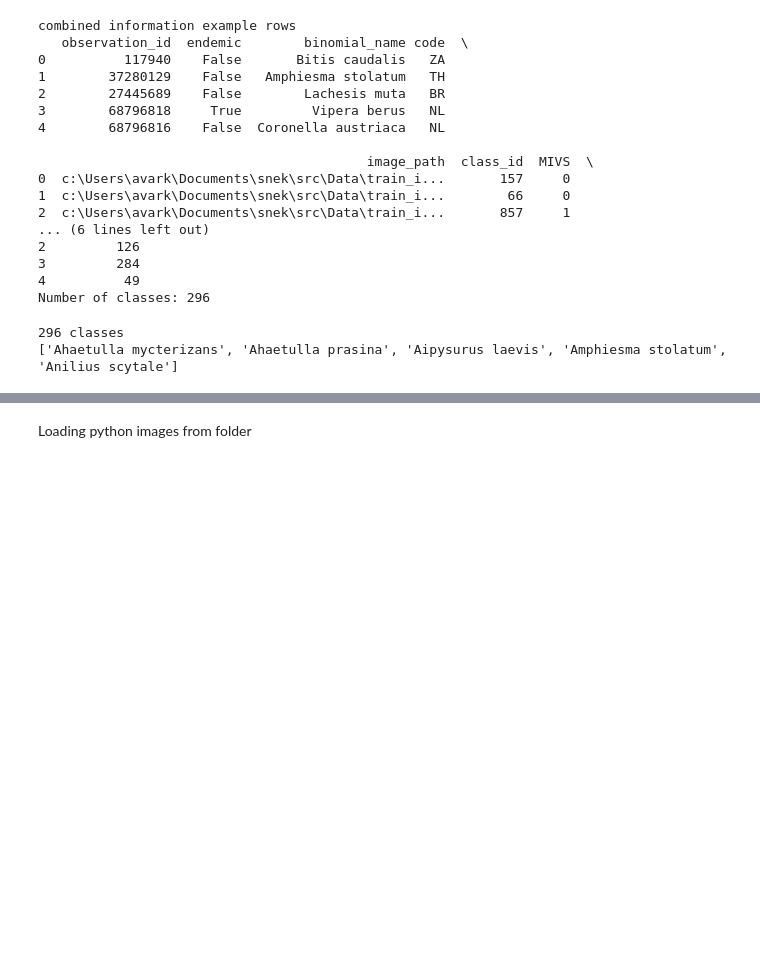
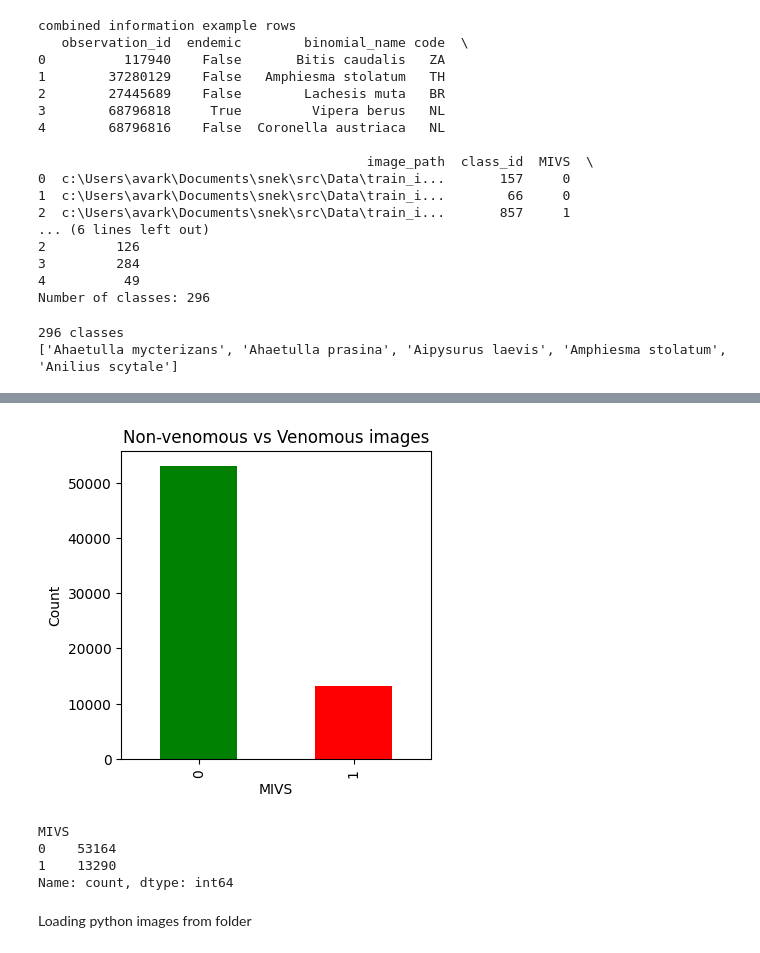
Before and after one commit to avarkahorvath/snek, a Jupyter notebook: src/Models/model.ipynb, the cells around one changed output, grey strips where cells are left out. Drawn from its saved outputs; the diff is of its cells as text; code cells hidden in the pictures; blank space fills up the shorter version.

```diff
--- a/src/Models/model.ipynb
+++ b/src/Models/model.ipynb
@@ -85,3 +119,18 @@ print(CLASS_NAMES[:5])
+# %%
+venom_counts = combined_info['MIVS'].value_counts()
+plt.figure(figsize=(4,4))
+venom_counts.plot(kind='bar', color=['green', 'red'])
+plt.title("Non-venomous vs Venomous images")
+plt.ylabel("Count")
+plt.show()
+
+print(venom_counts)
+# %% [output]
+[figure, added]
+MIVS
+0    53164
+1    13290
+Name: count, dtype: int64
 # %% [markdown]
 Loading python images from folder
 # %%
```
Also changed, not shown: parts of 5 cells of this notebook.
